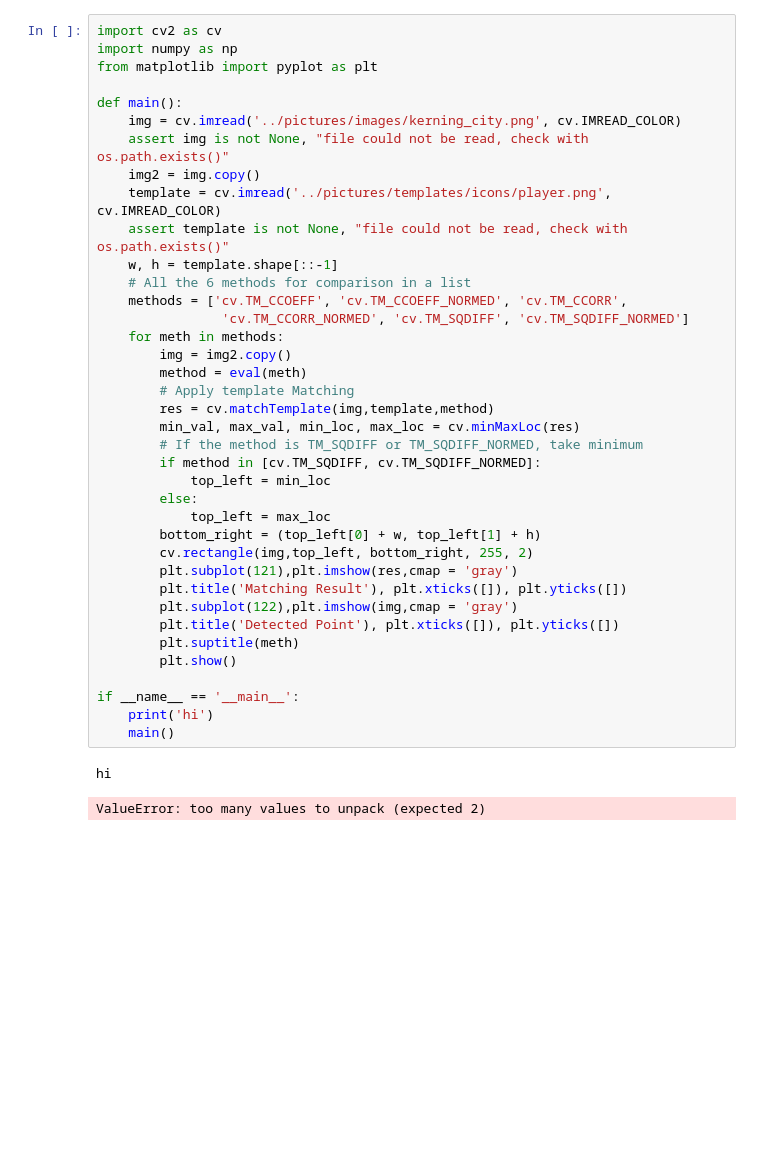
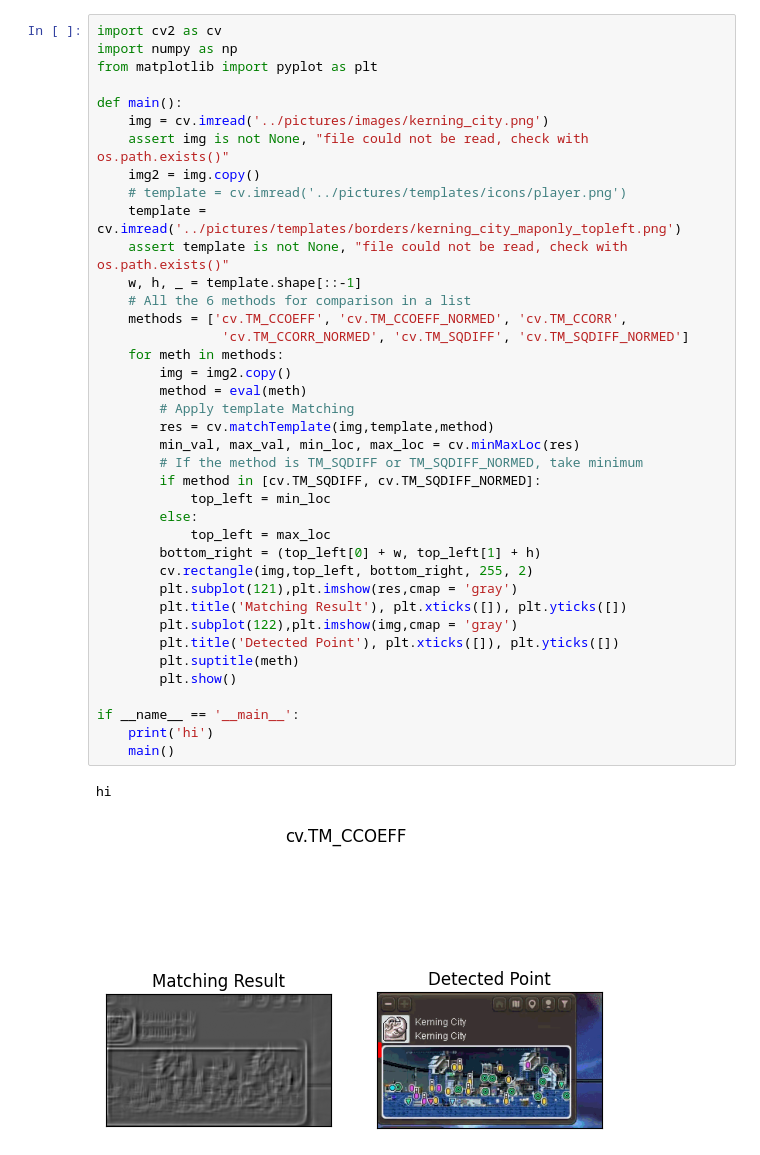
Before and after one commit to Eluminent/AutoTrainM, a Jupyter notebook: src/notebook2.ipynb, the cells around one changed output. Drawn from its saved outputs; the diff is of its cells as text; blank space fills up the shorter version.

Commit message:
try diff image

```diff
--- a/src/notebook2.ipynb
+++ b/src/notebook2.ipynb
@@ -4,38 +4,39 @@ import numpy as np
 from matplotlib import pyplot as plt
 
 def main():
-    img = cv.imread('../pictures/images/kerning_city.png', cv.IMREAD_COLOR)
+    img = cv.imread('../pictures/images/kerning_city.png')
     assert img is not None, "file could not be read, check with os.path.exists()"
     img2 = img.copy()
-    template = cv.imread('../pictures/templates/icons/player.png', cv.IMREAD_COLOR)
+    # template = cv.imread('../pictures/templates/icons/player.png')
+    template = cv.imread('../pictures/templates/borders/kerning_city_maponly_topleft.png')
     assert template is not None, "file could not be read, check with os.path.exists()"
-    w, h = template.shape[::-1]
+    w, h, _ = template.shape[::-1]
     # All the 6 methods for comparison in a list
     methods = ['cv.TM_CCOEFF', 'cv.TM_CCOEFF_NORMED', 'cv.TM_CCORR',
                 'cv.TM_CCORR_NORMED', 'cv.TM_SQDIFF', 'cv.TM_SQDIFF_NORMED']
     for meth in methods:
         img = img2.copy()
         method = eval(meth)
         # Apply template Matching
         res = cv.matchTemplate(img,template,method)
         min_val, max_val, min_loc, max_loc = cv.minMaxLoc(res)
         # If the method is TM_SQDIFF or TM_SQDIFF_NORMED, take minimum
         if method in [cv.TM_SQDIFF, cv.TM_SQDIFF_NORMED]:
             top_left = min_loc
         else:
             top_left = max_loc
         bottom_right = (top_left[0] + w, top_left[1] + h)
         cv.rectangle(img,top_left, bottom_right, 255, 2)
         plt.subplot(121),plt.imshow(res,cmap = 'gray')
         plt.title('Matching Result'), plt.xticks([]), plt.yticks([])
         plt.subplot(122),plt.imshow(img,cmap = 'gray')
         plt.title('Detected Point'), plt.xticks([]), plt.yticks([])
         plt.suptitle(meth)
         plt.show()
 
 if __name__ == '__main__':
     print('hi')
     main()
 # %% [output]
 hi
-ValueError: too many values to unpack (expected 2)
+[figure, added]
```
Also changed, not shown: parts of 1 cell of this notebook, 1 other file.
